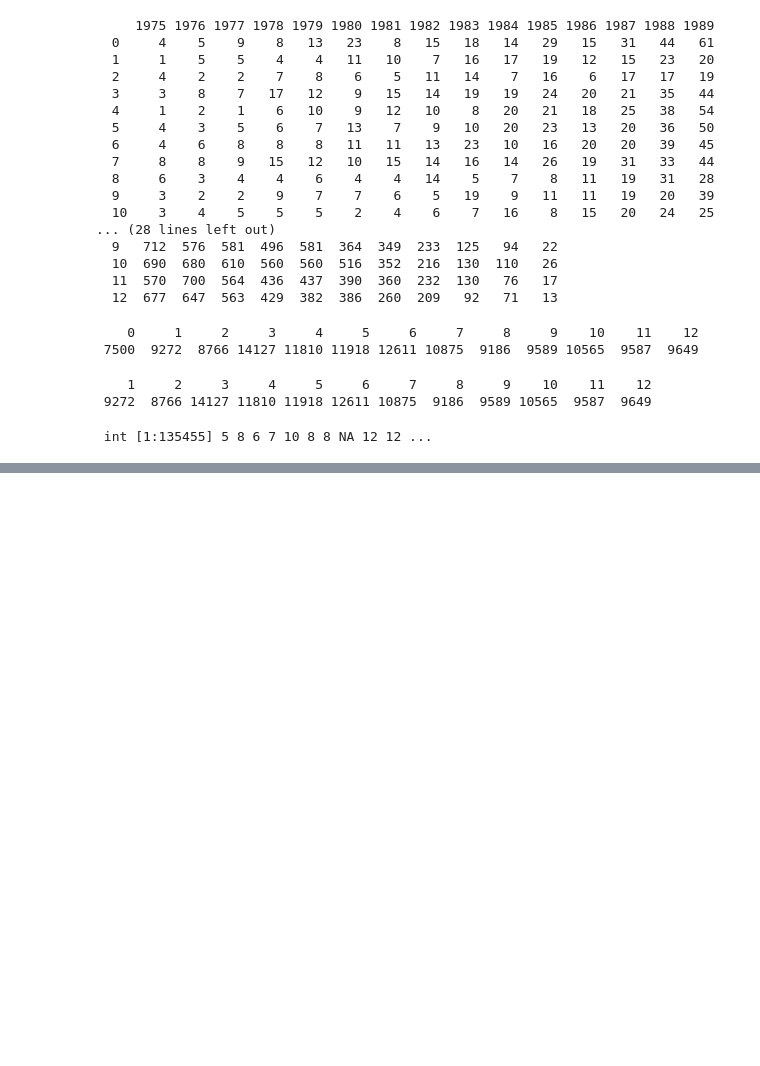
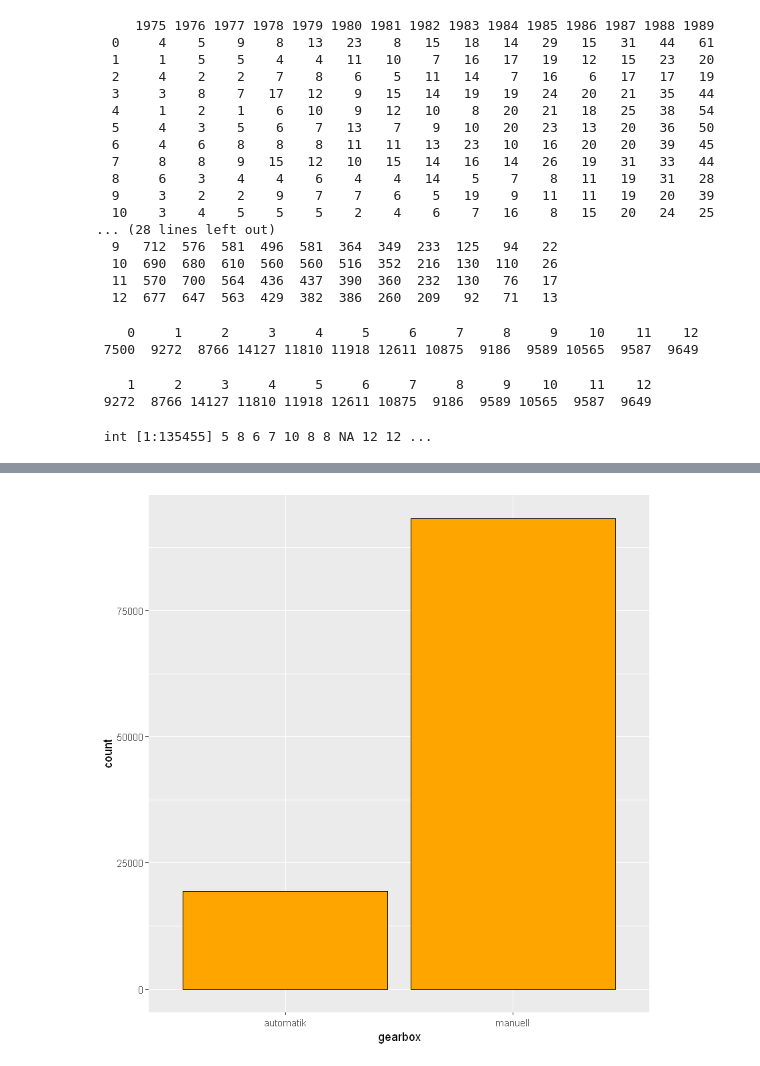
Before and after one commit to LippDas/Users-Cars, a Jupyter notebook: Used Cars/code/#1 User Cars.ipynb, the cells around one changed output, grey strips where cells are left out. Drawn from its saved outputs; the diff is of its cells as text; code cells hidden in the pictures; blank space fills up the shorter version.

```diff
--- a/Used Cars/code/#1 User Cars.ipynb
+++ b/Used Cars/code/#1 User Cars.ipynb
@@ -393,0 +533,7 @@ auto[()]
+# %%
+#Gearbox
+ggplot(aes(x = gearbox),
+       data = subset(auto, !is.na(gearbox))) +
+    geom_bar(color = 'black', fill = 'orange')
+# %% [output]
+[figure, added]
```
Also changed, not shown: parts of 80 cells of this notebook.
